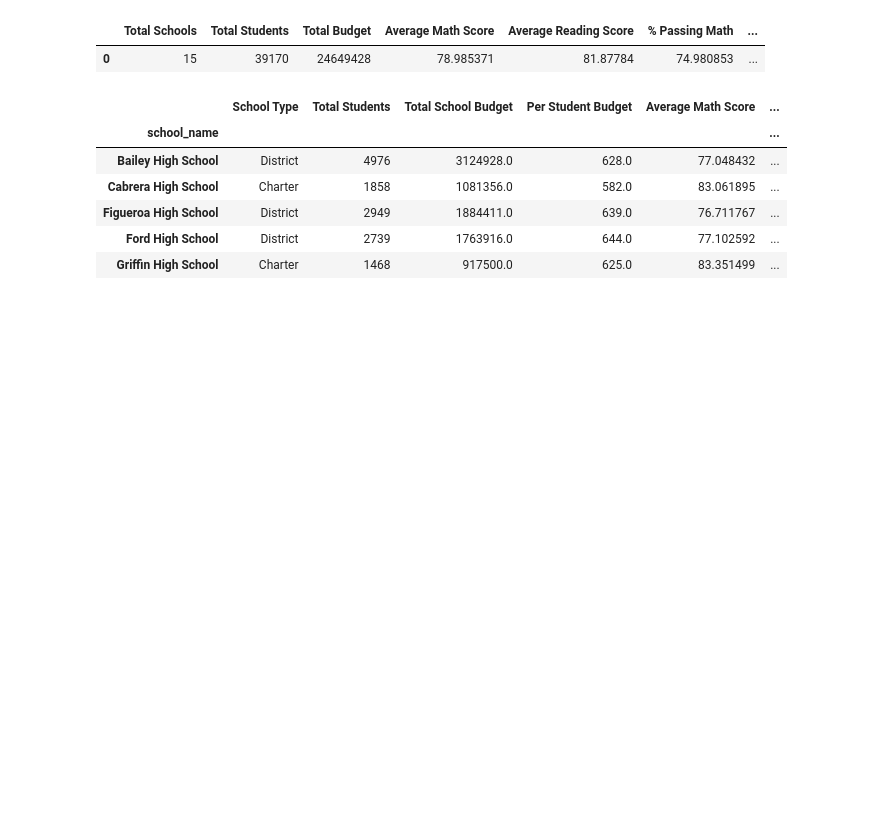
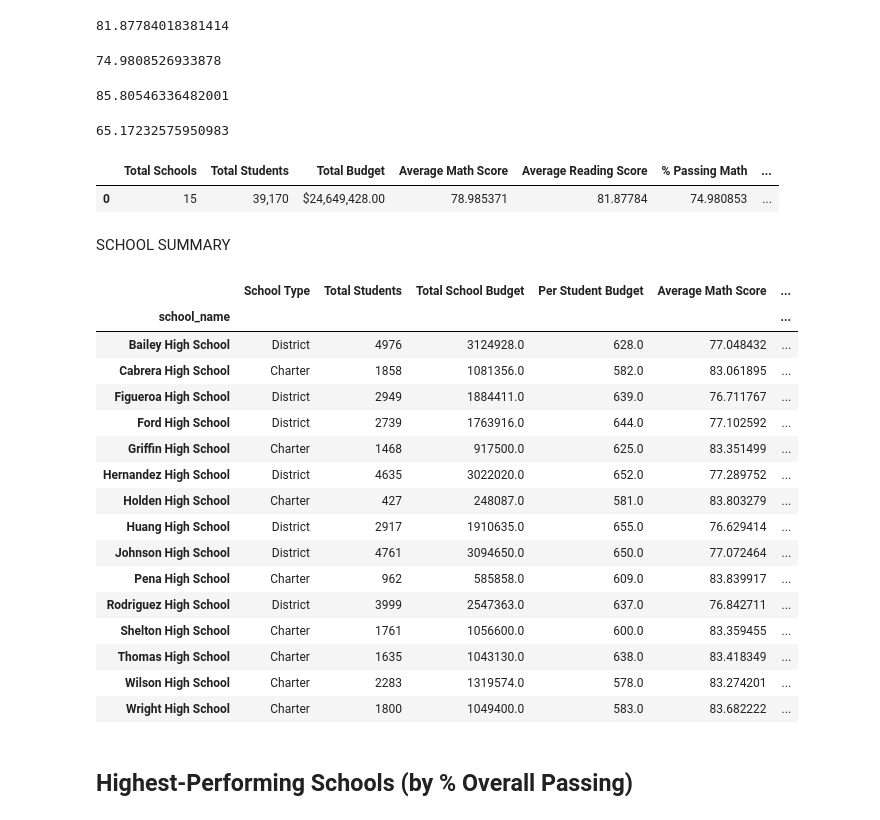
Before and after one commit to AlexKyeremateng/python-challenge2, a Jupyter notebook: Capstone 2.ipynb, the cells around one changed output. Drawn from its saved outputs; the diff is of its cells as text; code cells hidden in the pictures; blank space fills up the shorter version.

```diff
--- a/Capstone 2.ipynb
+++ b/Capstone 2.ipynb
@@ -5,6 +5,13 @@ wn.filterwarnings("ignore")
 # Read in the CSV data
 import pandas as pd
 school_data=r"C:\Data Analytics Course\Capstone Projects\Capstone 2\schools_complete.csv"
-df1=pd.read_csv(school_data)
-df1
+student_data=r"C:\Data Analytics Course\Capstone Projects\Capstone 2\students_complete.csv"
+
+# Read School and Student Data File and store into Pandas DataFrames
+school_data = pd.read_csv(school_data)
+student_data = pd.read_csv(student_data)
+
+# Combine the data into a single dataset.
+school_data_complete = pd.merge(student_data, school_data, how="left", on=["school_name", "school_name"])
+school_data_complete.head()
 # %% [output]
@@ -127,26 +50,64 @@ percent_overall_passing = (overall_passing / total_students) * 100
+# %%
+# Calculate the average (mean) reading score
+average_reading_score = school_data_complete["reading_score"].mean()
+average_reading_score
+# %% [output]
+81.87784018381414
+# %%
+# Use the following to calculate the percentage of students who passed math (math scores greather than or equal to 70)
+passing_math_count = school_data_complete[(school_data_complete["math_score"] >= 70)].count()["student_name"]
+passing_math_percentage = passing_math_count / float(total_students) * 100
+passing_math_percentage
+# %% [output]
+74.9808526933878
+# %%
+# Calculate the percentage of students who passed reading (hint: look at how the math percentage was calculated)
+passing_reading_count = school_data_complete[(school_data_complete["reading_score"] >= 70)].count()["student_name"]
+passing_reading_percentage = passing_reading_count / float(total_students) * 100
+passing_reading_percentage
+# %% [output]
+85.80546336482001
+# %%
+# Use the following to calculate the percentage of students that passed math and reading
+passing_math_reading_count = school_data_complete[
+    (school_data_complete["math_score"] >= 70) & (school_data_complete["reading_score"] >= 70)
+].count()["student_name"]
+overall_passing_rate = passing_math_reading_count /  float(total_students) * 100
+overall_passing_rate
+# %% [output]
+65.17232575950983
 # %%
-# Create the District Summary DataFrame
+# Create a high-level snapshot of the district's key metrics in a DataFrame
 district_summary = pd.DataFrame({
     "Total Schools": [total_schools],
     "Total Students": [total_students],
     "Total Budget": [total_budget],
     "Average Math Score": [average_math_score],
     "Average Reading Score": [average_reading_score],
-    "% Passing Math": [percent_passing_math],
-    "% Passing Reading": [percent_passing_reading],
-    "% Overall Passing": [percent_overall_passing]
+    "% Passing Math": [passing_math_percentage],
+    "% Passing Reading": [passing_reading_percentage],
+    "% Overall Passing": [overall_passing_rate]
 })
 
+# Formatting
+district_summary["Total Students"] = district_summary["Total Students"].map("{:,}".format)
+district_summary["Total Budget"] = district_summary["Total Budget"].map("${:,.2f}".format)
+
+# Display the DataFrame
 district_summary
 # %% [output]
 |  | Total Schools | Total Students | Total Budget | Average Math Score | Average Reading Score | % Passing Math | ... |
-| 0 | 15 | 39170 | 24649428 | 78.985371 | 81.87784 | 74.980853 | ... |
+| 0 | 15 | 39,170 | $24,649,428.00 | 78.985371 | 81.87784 | 74.980853 | ... |
+# %% [markdown]
+SCHOOL SUMMARY
 # %%
 # Group data by each school
-school_group = combined_data.groupby(["school_name"])
+school_group = school_data_complete.groupby(["school_name"])
+
+# Use the code provided to select all of the school types
+school_type = school_data.set_index("school_name")["type"]
 # %%
-# Perform the calculations per school
-school_type = df1.set_index("school_name")["type"]
+# Calculate the total student count per school
 total_students_per_school = school_group["student_name"].count()
 total_budget_per_school = school_group["budget"].mean()
 per_student_budget = total_budget_per_school / total_students_per_school
@@ -160,24 +121,36 @@ overall_passing_per_school = school_group.apply(lambda x: ((x["math_score"] >= 7
 # %%
 # Create School Summary DataFrame
 per_school_summary = pd.DataFrame({
     "School Type": school_type,
     "Total Students": total_students_per_school,
     "Total School Budget": total_budget_per_school,
     "Per Student Budget": per_student_budget,
     "Average Math Score": average_math_score_per_school,
     "Average Reading Score": average_reading_score_per_school,
     "% Passing Math": passing_math_per_school,
     "% Passing Reading": passing_reading_per_school,
     "% Overall Passing": overall_passing_per_school
 })
 
-per_school_summary.head()
+per_school_summary
 # %% [output]
 |  | School Type | Total Students | Total School Budget | Per Student Budget | Average Math Score | ... |
 | school_name |  |  |  |  |  | ... |
 | Bailey High School | District | 4976 | 3124928.0 | 628.0 | 77.048432 | ... |
 | Cabrera High School | Charter | 1858 | 1081356.0 | 582.0 | 83.061895 | ... |
 | Figueroa High School | District | 2949 | 1884411.0 | 639.0 | 76.711767 | ... |
 | Ford High School | District | 2739 | 1763916.0 | 644.0 | 77.102592 | ... |
 | Griffin High School | Charter | 1468 | 917500.0 | 625.0 | 83.351499 | ... |
+| Hernandez High School | District | 4635 | 3022020.0 | 652.0 | 77.289752 | ... |
+| Holden High School | Charter | 427 | 248087.0 | 581.0 | 83.803279 | ... |
+| Huang High School | District | 2917 | 1910635.0 | 655.0 | 76.629414 | ... |
+| Johnson High School | District | 4761 | 3094650.0 | 650.0 | 77.072464 | ... |
+| Pena High School | Charter | 962 | 585858.0 | 609.0 | 83.839917 | ... |
+| Rodriguez High School | District | 3999 | 2547363.0 | 637.0 | 76.842711 | ... |
+| Shelton High School | Charter | 1761 | 1056600.0 | 600.0 | 83.359455 | ... |
+| Thomas High School | Charter | 1635 | 1043130.0 | 638.0 | 83.418349 | ... |
+| Wilson High School | Charter | 2283 | 1319574.0 | 578.0 | 83.274201 | ... |
+| Wright High School | Charter | 1800 | 1049400.0 | 583.0 | 83.682222 | ... |
+# %% [markdown]
+## Highest-Performing Schools (by % Overall Passing)
 # %%
```
Also changed, not shown: parts of 40 cells of this notebook.
